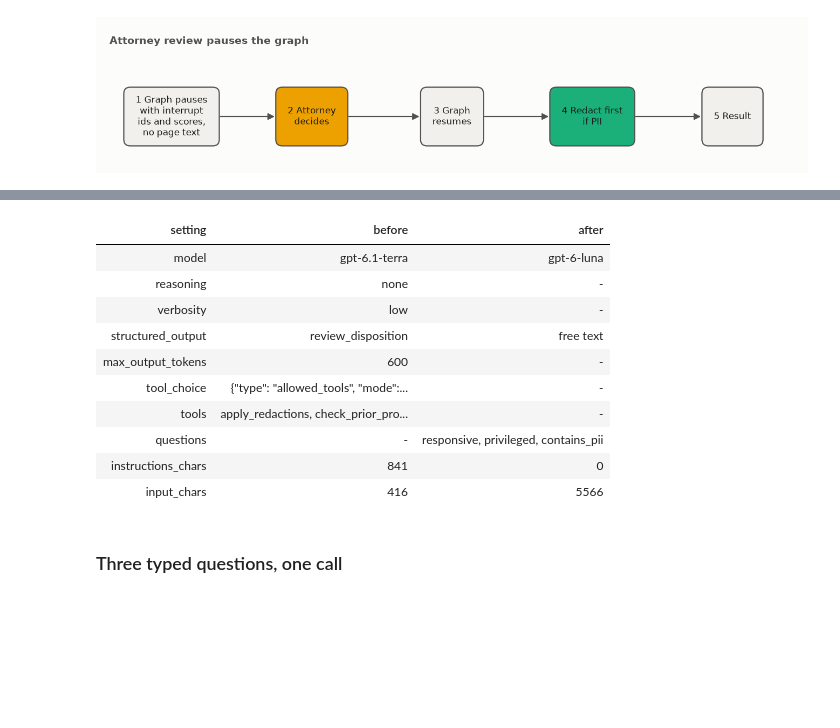
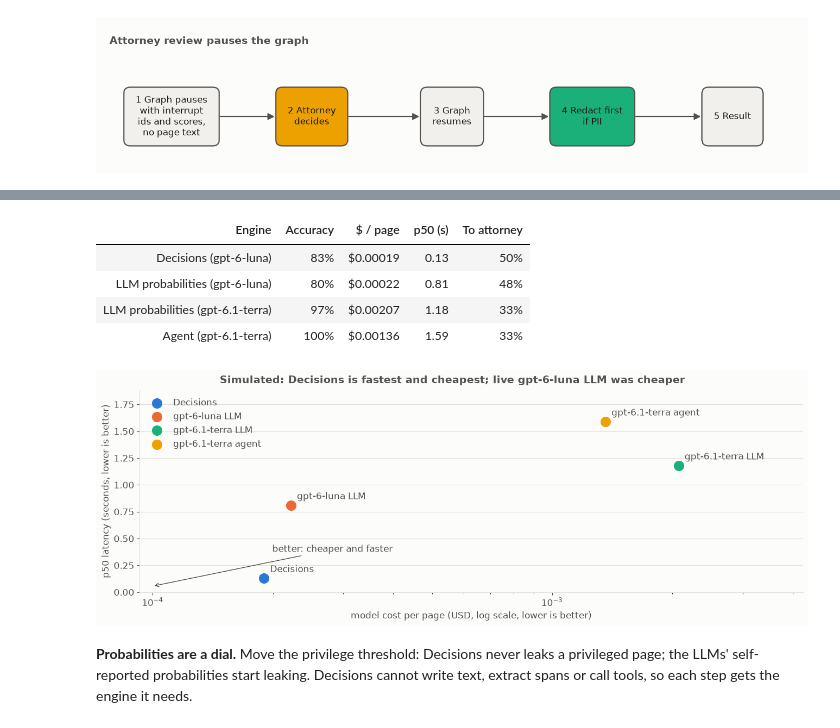
Before and after one commit to gduchidze-ship-it/datafest-agent-opt, a Jupyter notebook: notebooks/optimizing_document_review_agents_demo.ipynb, the cells around one changed output, grey strips where cells are left out. Saved outputs shown, nothing was run; the diff lists cells and outputs as text; code cells hidden in the pictures; blank space fills up the shorter version.

```diff
--- a/notebooks/optimizing_document_review_agents_demo.ipynb
+++ b/notebooks/optimizing_document_review_agents_demo.ipynb
@@ -193,4 +217,0 @@ LOW_PAGE = next(p for p in EVAL_SET if p.labels.risk == "low" and not p.labels.p
-# %%
-columns = ["variant_label", "doc_id", "route", "tool_calls", "sync_tokens", "latency_s", "model_cost_usd", "quality_score"]
-formats = {"sync_tokens": "{:,.0f}", "latency_s": "{:.2f}", "model_cost_usd": "${:.5f}", "quality_score": "{:.2f}"}
-display(frame[columns].head().style.format(formats).hide(axis="index"))
@@ -313,17 +362,23 @@ draw_diagram("round3")
 # %%
-display(request_diff(ROUTING, DECISION_MODEL, SAMPLE_PAGE).style.hide(axis="index"))
+from doc_review_opt.experiment.tradeoffs import engine_comparison_table, plot_engine_tradeoff, simulate_engine_comparison
+
+def show_engines(table):
+    view = table[["label", "accuracy_vs_labels", "cost_per_page_usd", "p50_latency_s", "escalation_rate"]]
+    view.columns = ["Engine", "Accuracy", "$ / page", "p50 (s)", "To attorney"]
+    formats = {"Accuracy": "{:.0%}", "$ / page": "${:.5f}", "p50 (s)": "{:.2f}", "To attorney": "{:.0%}"}
+    display(view.style.format(formats).hide(axis="index"))
+
+engine_runs = await simulate_engine_comparison(policy=CALIBRATED_POLICY)
+engines = engine_comparison_table(engine_runs)
+show_engines(engines)
+display(plot_engine_tradeoff(engines))
 # %% [output]
-| setting | before | after |
-| model | gpt-6.1-terra | gpt-6-luna |
-| reasoning | none | - |
-| verbosity | low | - |
-| structured_output | review_disposition | free text |
-| max_output_tokens | 600 | - |
-| tool_choice | {"type": "allowed_tools", "mode":... | - |
-| tools | apply_redactions, check_prior_pro... | - |
-| questions | - | responsive, privileged, contains_pii |
-| instructions_chars | 841 | 0 |
-| input_chars | 416 | 5566 |
+| Engine | Accuracy | $ / page | p50 (s) | To attorney |
+| Decisions (gpt-6-luna) | 83% | $0.00019 | 0.13 | 50% |
+| LLM probabilities (gpt-6-luna) | 80% | $0.00022 | 0.81 | 48% |
+| LLM probabilities (gpt-6.1-terra) | 97% | $0.00207 | 1.18 | 33% |
+| Agent (gpt-6.1-terra) | 100% | $0.00136 | 1.59 | 33% |
+[figure, added]
 # %% [markdown]
-### Three typed questions, one call
+**Probabilities are a dial.** Move the privilege threshold: Decisions never leaks a privileged page; the LLMs' self-reported probabilities start leaking. Decisions cannot write text, extract spans or call tools, so each step gets the engine it needs.
 # %%
```
Also changed, not shown: parts of 96 cells of this notebook, 21 other files.
